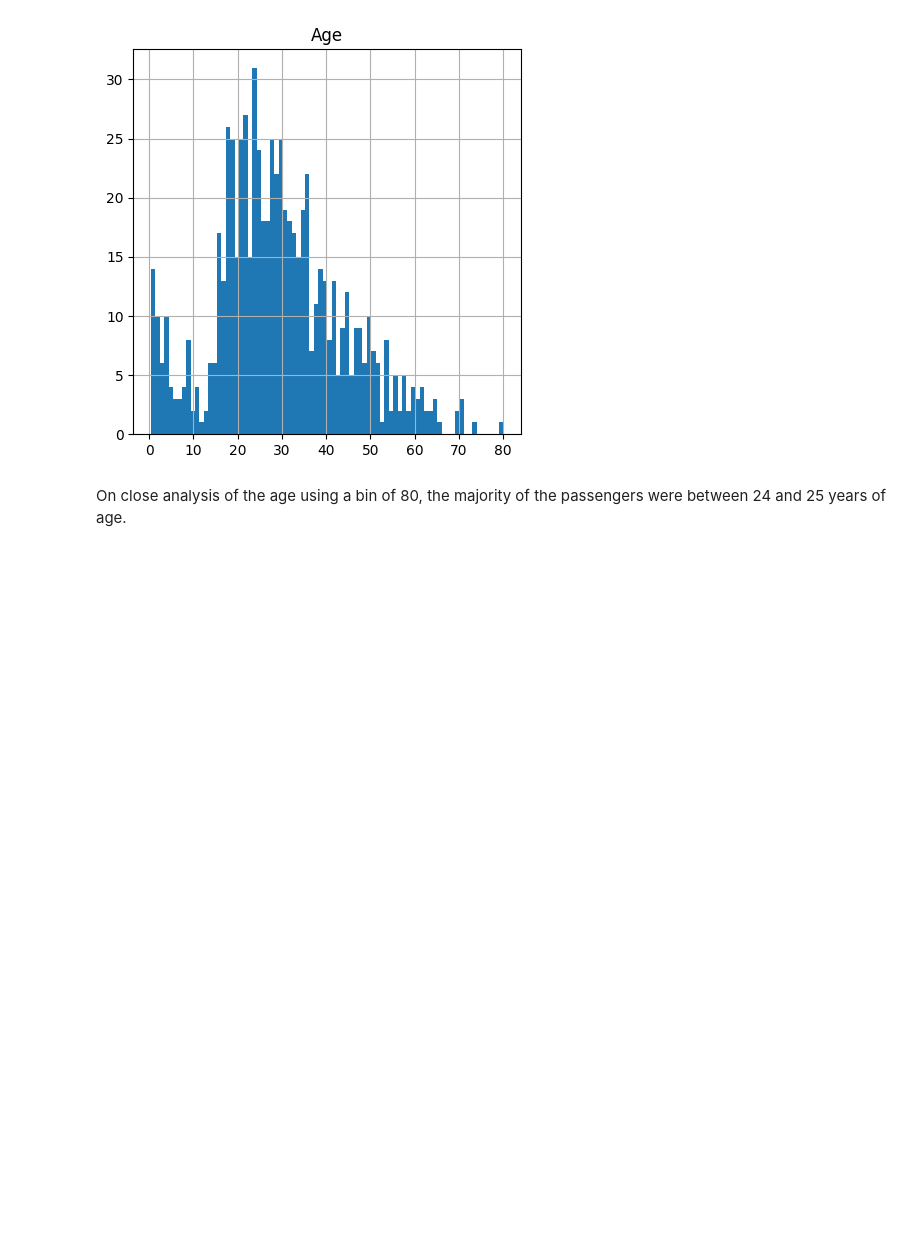
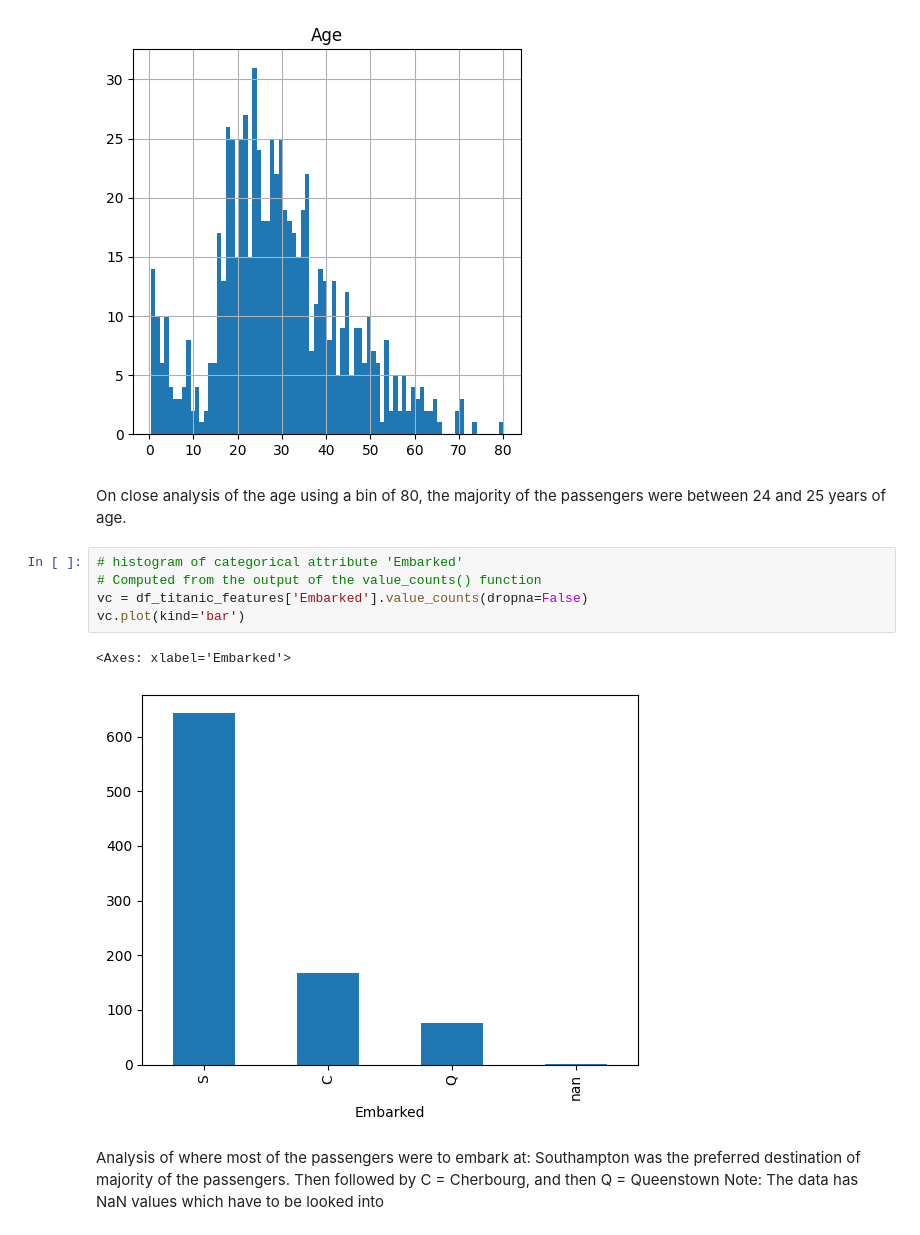
Before and after one commit to CheropS/Titanic, a Jupyter notebook: index.ipynb, the cells around one changed output. Saved outputs shown, nothing was run; the diff lists cells and outputs as text; blank space fills up the shorter version.

Commit message:
histogram of embarking

```diff
--- a/index.ipynb
+++ b/index.ipynb
@@ -154,3 +156,16 @@ array([[<Axes: title={'center': 'Age'}>]], dtype=object)
 [figure]
 # %% [markdown]
 On close analysis of the age using a bin of 80, the majority of the passengers were between 24 and 25 years of age.
+# %%
+# histogram of categorical attribute 'Embarked'
+# Computed from the output of the value_counts() function
+vc = df_titanic_features['Embarked'].value_counts(dropna=False)
+vc.plot(kind='bar')
+# %% [output]
+<Axes: xlabel='Embarked'>
+[figure, added]
+# %% [markdown]
+Analysis of where most of the passengers were to embark at:
+Southampton was the preferred destination of majority of the passengers.
+Then followed by C = Cherbourg, and then Q = Queenstown
+Note: The data has NaN values which have to be looked into
```
Also changed, not shown: parts of 1 cell of this notebook.
